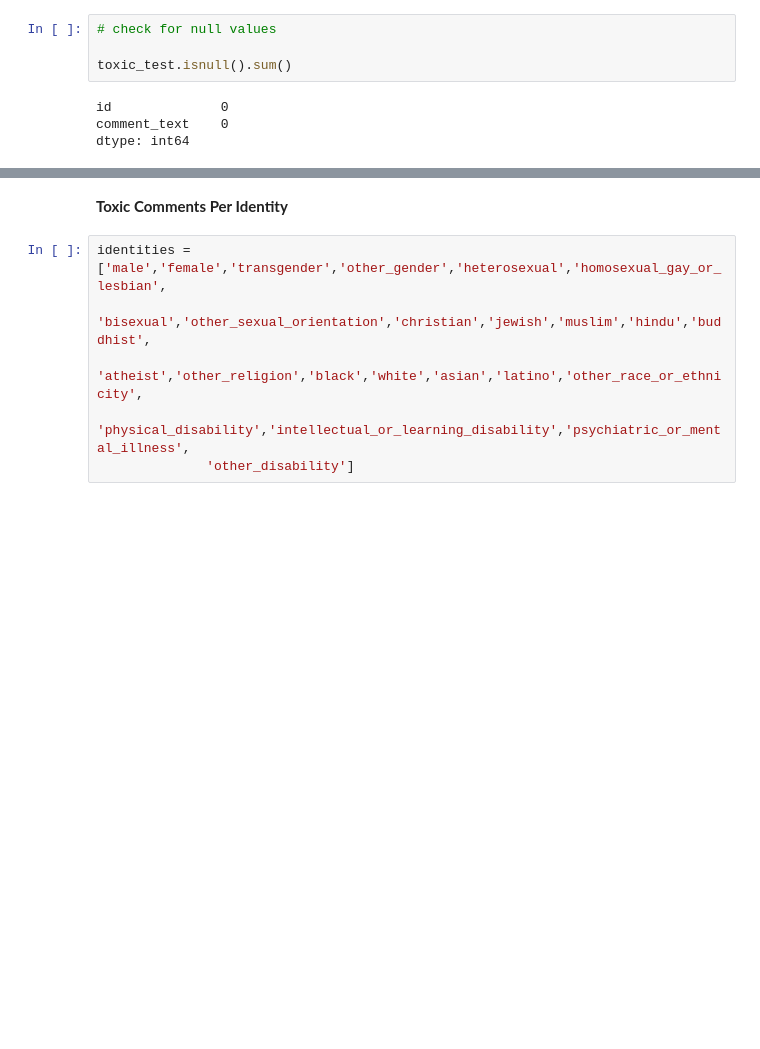
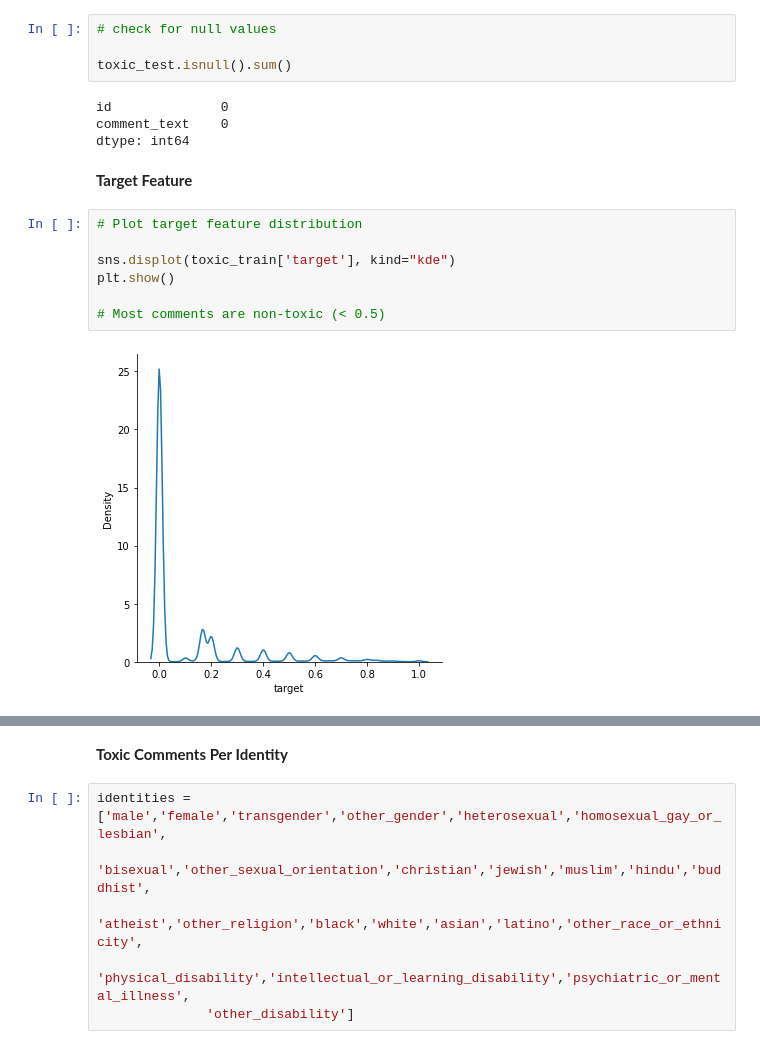
Before and after one commit to dvh549/Text_Mining, a Jupyter notebook: Toxic Comments.ipynb, the cells around one changed output, grey strips where cells are left out. Saved outputs shown, nothing was run; the diff lists cells and outputs as text; blank space fills up the shorter version.

Commit message:
Target Feature EDA

```diff
--- a/Toxic Comments.ipynb
+++ b/Toxic Comments.ipynb
@@ -89,3 +89,14 @@ toxic_test.isnull().sum()
 id              0
 comment_text    0
 dtype: int64
+# %% [markdown]
+**Target Feature**
+# %%
+# Plot target feature distribution
+
+sns.displot(toxic_train['target'], kind="kde")
+plt.show()
+
+# Most comments are non-toxic (< 0.5)
+# %% [output]
+[figure, added]
```
Also changed, not shown: parts of 1 cell of this notebook.
